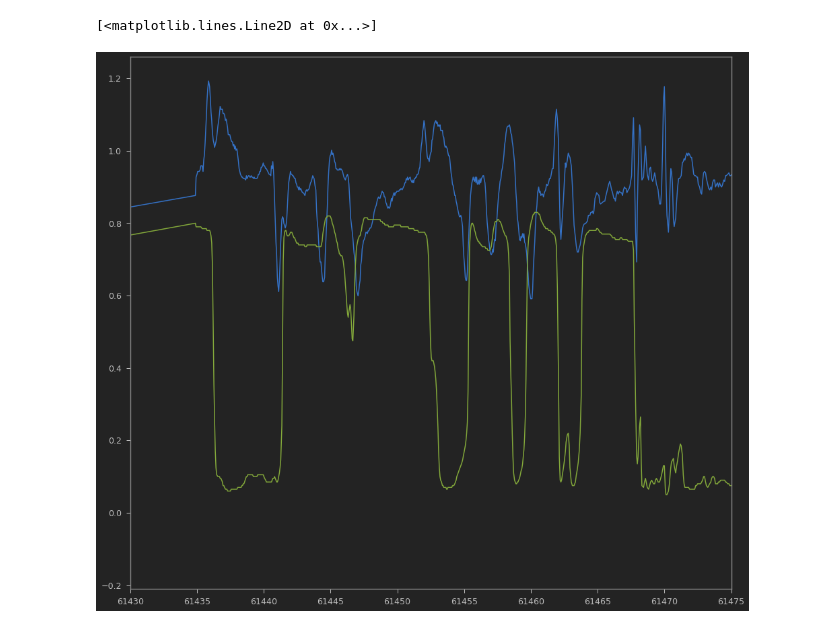
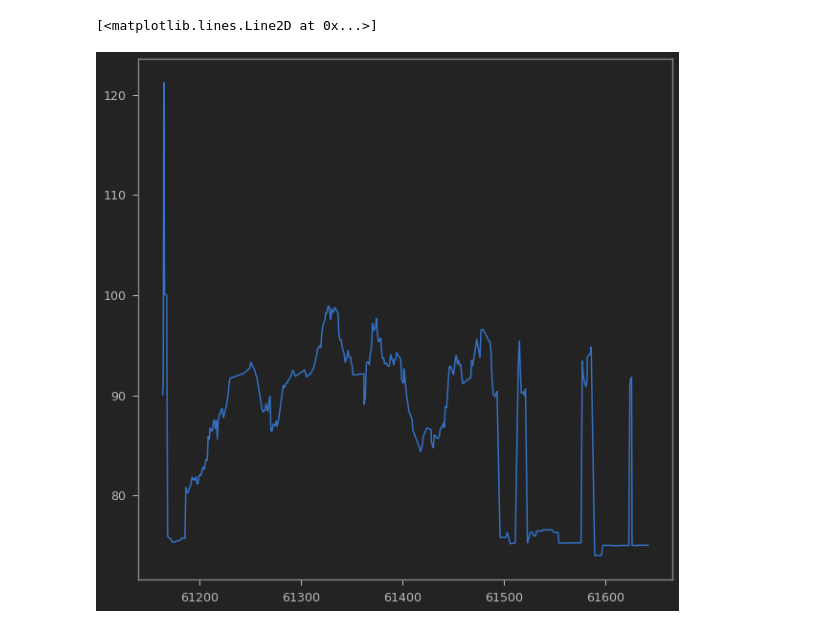
Before and after one commit to brash99/phys421, a Jupyter notebook: JupyterNotebooks/ODB/Mazda_ODB_Analysis.ipynb, the cells around one changed output. Saved outputs shown, nothing was run; the diff lists cells and outputs as text; code cells hidden in the pictures.

```diff
--- a/JupyterNotebooks/ODB/Mazda_ODB_Analysis.ipynb
+++ b/JupyterNotebooks/ODB/Mazda_ODB_Analysis.ipynb
@@ -12,17 +12,6 @@ if (dark_mode):
 else:
     linecolor = 'k'
 
-plt.rcParams["figure.figsize"] = (16,32)
-
-figure, axis = plt.subplots(1, 1)
-plot1 = plt.subplot2grid((2, 1), (0, 0), rowspan=1, colspan=1)
-#plot2 = plt.subplot2grid((2, 1), (1, 0), rowspan=1, colspan=1)
-
-df2 = pd.read_csv('o2_sensor_2_voltage.csv',header=None)
-df1 = pd.read_csv('o2_sensor_1_current.csv',header=None)
-
-plot1.set_xlim([61300,61335])
-plot1.set_xlim([61300,61335])
-plot1.plot(df1[0],df1[1]+0.9)
-plot1.plot(df2[0],df2[1])
+df = pd.read_csv('Mazda_CX5_2016_08122022.csv',delimiter=';')
+df.info()
 # %% [output]
@@ -30,0 +48,2 @@ plot1.plot(df2[0],df2[1])
+# %%
+df2 = df.loc[df['PID'] == 'Altitude (GPS)']
@@ -31,17 +59,9 @@ plot1.plot(df2[0],df2[1])
 # %%
-plt.rcParams["figure.figsize"] = (16,32)
+plt.rcParams["figure.figsize"] = (10,10)
 
 figure, axis = plt.subplots(1, 1)
-plot1 = plt.subplot2grid((2, 1), (0, 0), rowspan=1, colspan=1)
-#plot2 = plt.subplot2grid((2, 1), (1, 0), rowspan=1, colspan=1)
-
-df2 = pd.read_csv('o2_sensor_2_voltage.csv',header=None)
-df1 = pd.read_csv('o2_sensor_1_current.csv',header=None)
-
-plot1.set_xlim([61430,61475])
-plot1.set_xlim([61430,61475])
-plot1.plot(df1[0],df1[1]+0.9)
-plot1.plot(df2[0],df2[1])
+plot1 = plt.subplot2grid((1, 1), (0, 0), rowspan=1, colspan=1)
+plot1.plot(df2['SECONDS'],df2['VALUE'])
 # %% [output]
 [<matplotlib.lines.Line2D at 0x...>]
-[figure, old version]
+[figure, new version]
```
Also changed, not shown: parts of 3 cells of this notebook, 9 other files.
